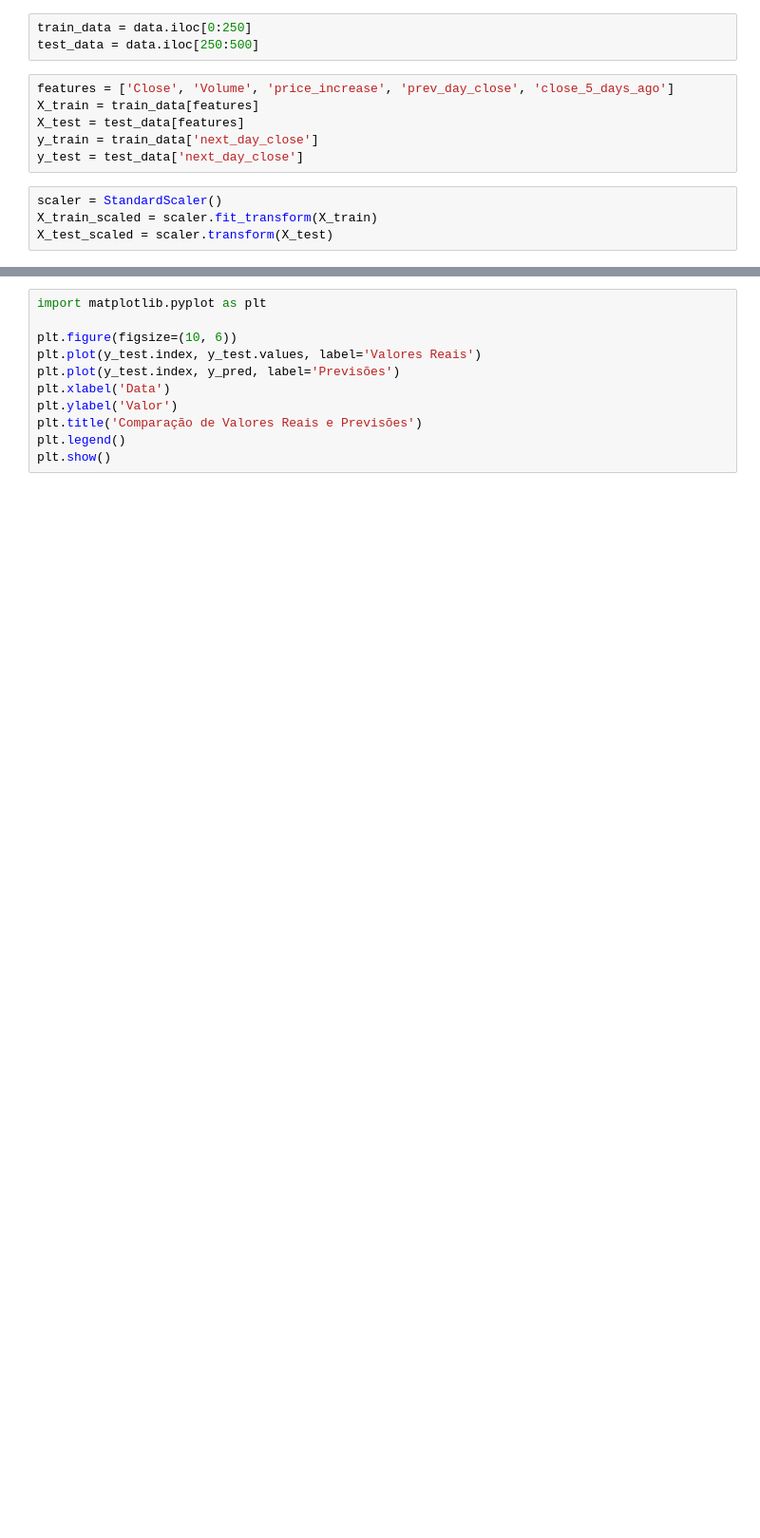
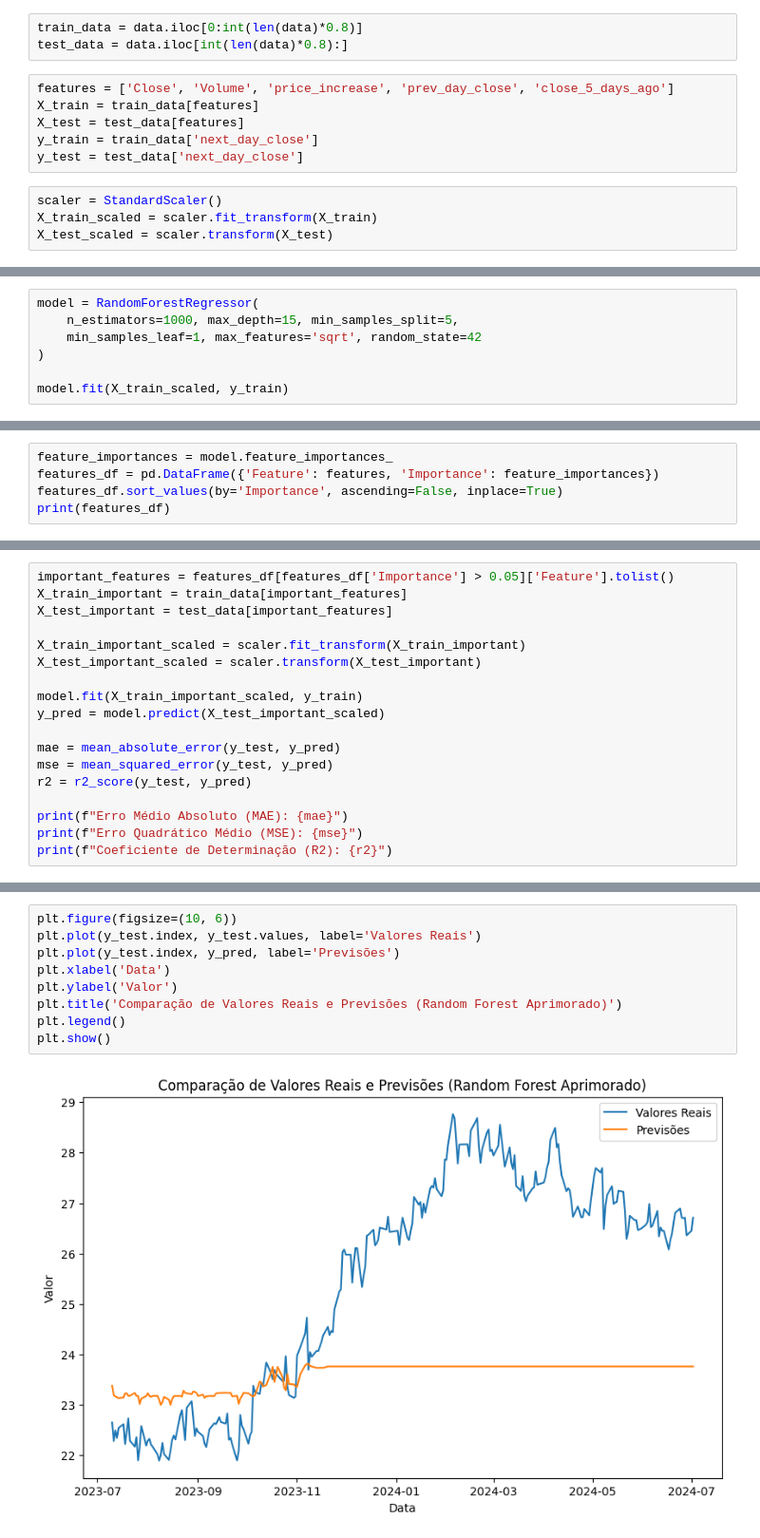
Before and after one commit to rodriguesarrais/ia-mercado-financeiro, a Jupyter notebook: src/stock_market_forest.ipynb, the cells around one changed output, grey strips where cells are left out. Shown: that part at 95% size. Cells and saved outputs as stored; diff of their text form; blank space fills up the shorter version.

```diff
--- a/src/stock_market_forest.ipynb
+++ b/src/stock_market_forest.ipynb
@@ -22,6 +23,6 @@ data.drop(['Dividends', 'Stock Splits'], axis=1, inplace=True)
 # %%
-train_data = data.iloc[0:250]
-test_data = data.iloc[250:500]
+train_data = data.iloc[0:int(len(data)*0.8)]
+test_data = data.iloc[int(len(data)*0.8):]
 # %%
 features = ['Close', 'Volume', 'price_increase', 'prev_day_close', 'close_5_days_ago']
 X_train = train_data[features]
@@ -49,0 +36,7 @@ print(f"Erro Percentual Absoluto Médio (MAPE): {mape}%")
+# %%
+model = RandomForestRegressor(
+    n_estimators=1000, max_depth=15, min_samples_split=5,
+    min_samples_leaf=1, max_features='sqrt', random_state=42
+)
+
+model.fit(X_train_scaled, y_train)
@@ -49,0 +46,5 @@ print(f"Erro Percentual Absoluto Médio (MAPE): {mape}%")
+# %%
+feature_importances = model.feature_importances_
+features_df = pd.DataFrame({'Feature': features, 'Importance': feature_importances})
+features_df.sort_values(by='Importance', ascending=False, inplace=True)
+print(features_df)
@@ -49,0 +58,18 @@ print(f"Erro Percentual Absoluto Médio (MAPE): {mape}%")
+# %%
+important_features = features_df[features_df['Importance'] > 0.05]['Feature'].tolist()
+X_train_important = train_data[important_features]
+X_test_important = test_data[important_features]
+
+X_train_important_scaled = scaler.fit_transform(X_train_important)
+X_test_important_scaled = scaler.transform(X_test_important)
+
+model.fit(X_train_important_scaled, y_train)
+y_pred = model.predict(X_test_important_scaled)
+
+mae = mean_absolute_error(y_test, y_pred)
+mse = mean_squared_error(y_test, y_pred)
+r2 = r2_score(y_test, y_pred)
+
+print(f"Erro Médio Absoluto (MAE): {mae}")
+print(f"Erro Quadrático Médio (MSE): {mse}")
+print(f"Coeficiente de Determinação (R2): {r2}")
@@ -50,11 +80,11 @@ print(f"Erro Percentual Absoluto Médio (MAPE): {mape}%")
 # %%
-import matplotlib.pyplot as plt
-
 plt.figure(figsize=(10, 6))
 plt.plot(y_test.index, y_test.values, label='Valores Reais')
 plt.plot(y_test.index, y_pred, label='Previsões')
 plt.xlabel('Data')
 plt.ylabel('Valor')
-plt.title('Comparação de Valores Reais e Previsões')
+plt.title('Comparação de Valores Reais e Previsões (Random Forest Aprimorado)')
 plt.legend()
 plt.show()
+# %% [output]
+[figure, added]
```
Also changed, not shown: parts of 9 cells of this notebook.
